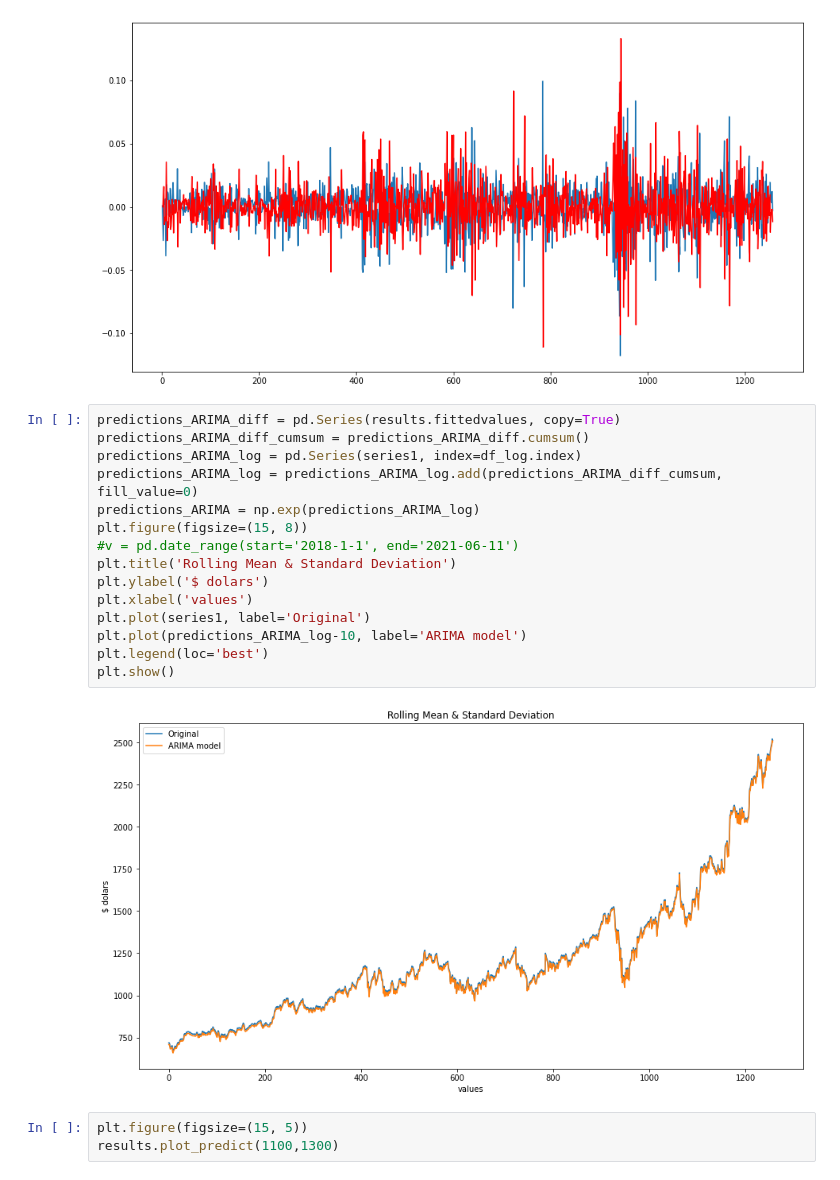
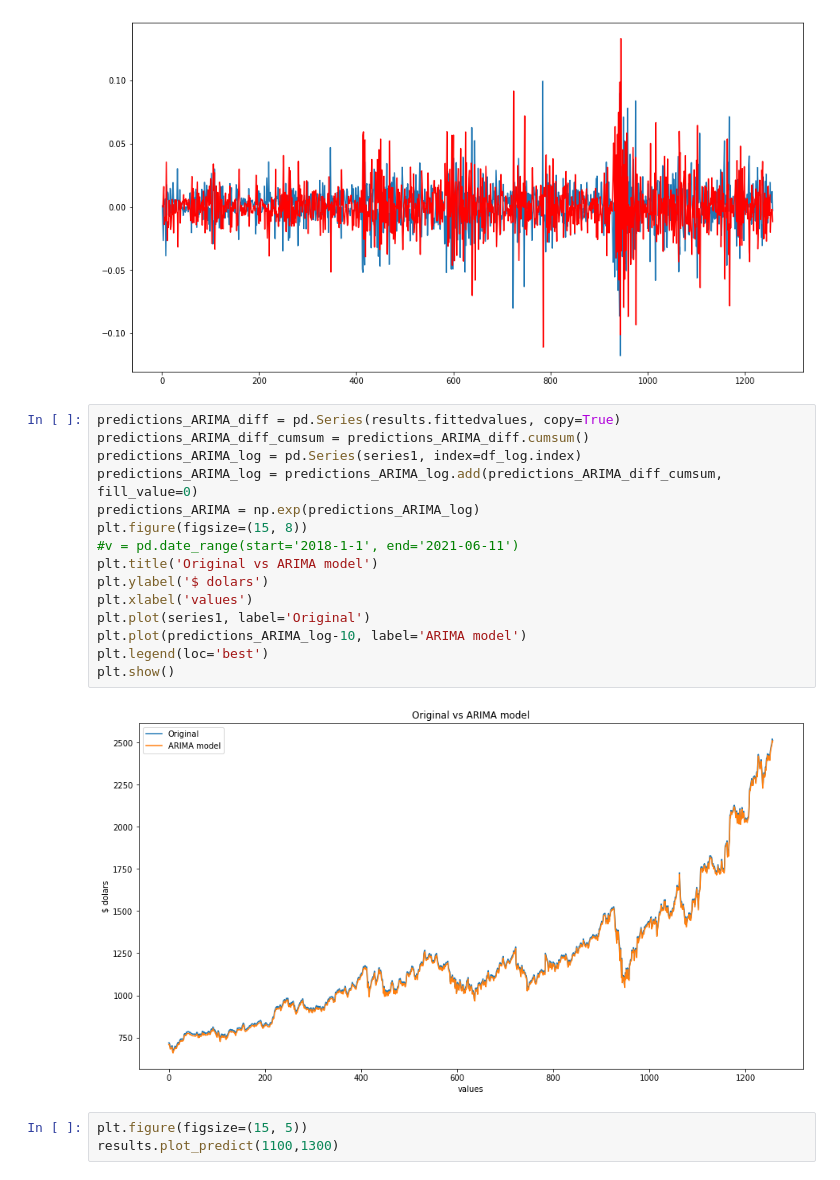
Before and after one commit to JHON-EDV/stock-prediction-google, a Jupyter notebook: ARIMA_AND_FEED_FOWARD.ipynb, the cells around one changed output. Saved outputs shown, nothing was run; the diff lists cells and outputs as text.

```diff
--- a/ARIMA_AND_FEED_FOWARD.ipynb
+++ b/ARIMA_AND_FEED_FOWARD.ipynb
@@ -355,20 +368,20 @@ plt.plot(results.fittedvalues, color ='red')
 # %%
 predictions_ARIMA_diff = pd.Series(results.fittedvalues, copy=True)
 predictions_ARIMA_diff_cumsum = predictions_ARIMA_diff.cumsum()
 predictions_ARIMA_log = pd.Series(series1, index=df_log.index)
 predictions_ARIMA_log = predictions_ARIMA_log.add(predictions_ARIMA_diff_cumsum, fill_value=0)
 predictions_ARIMA = np.exp(predictions_ARIMA_log)
 plt.figure(figsize=(15, 8))
 #v = pd.date_range(start='2018-1-1', end='2021-06-11')
-plt.title('Rolling Mean & Standard Deviation')
+plt.title('Original vs ARIMA model')
 plt.ylabel('$ dolars')
 plt.xlabel('values')
 plt.plot(series1, label='Original')
 plt.plot(predictions_ARIMA_log-10, label='ARIMA model')
 plt.legend(loc='best')
 plt.show()
 # %% [output]
-[figure, old version]
+[figure, new version]
 # %%
 plt.figure(figsize=(15, 5))
 results.plot_predict(1100,1300)
```
Also changed, not shown: parts of 17 cells of this notebook.
